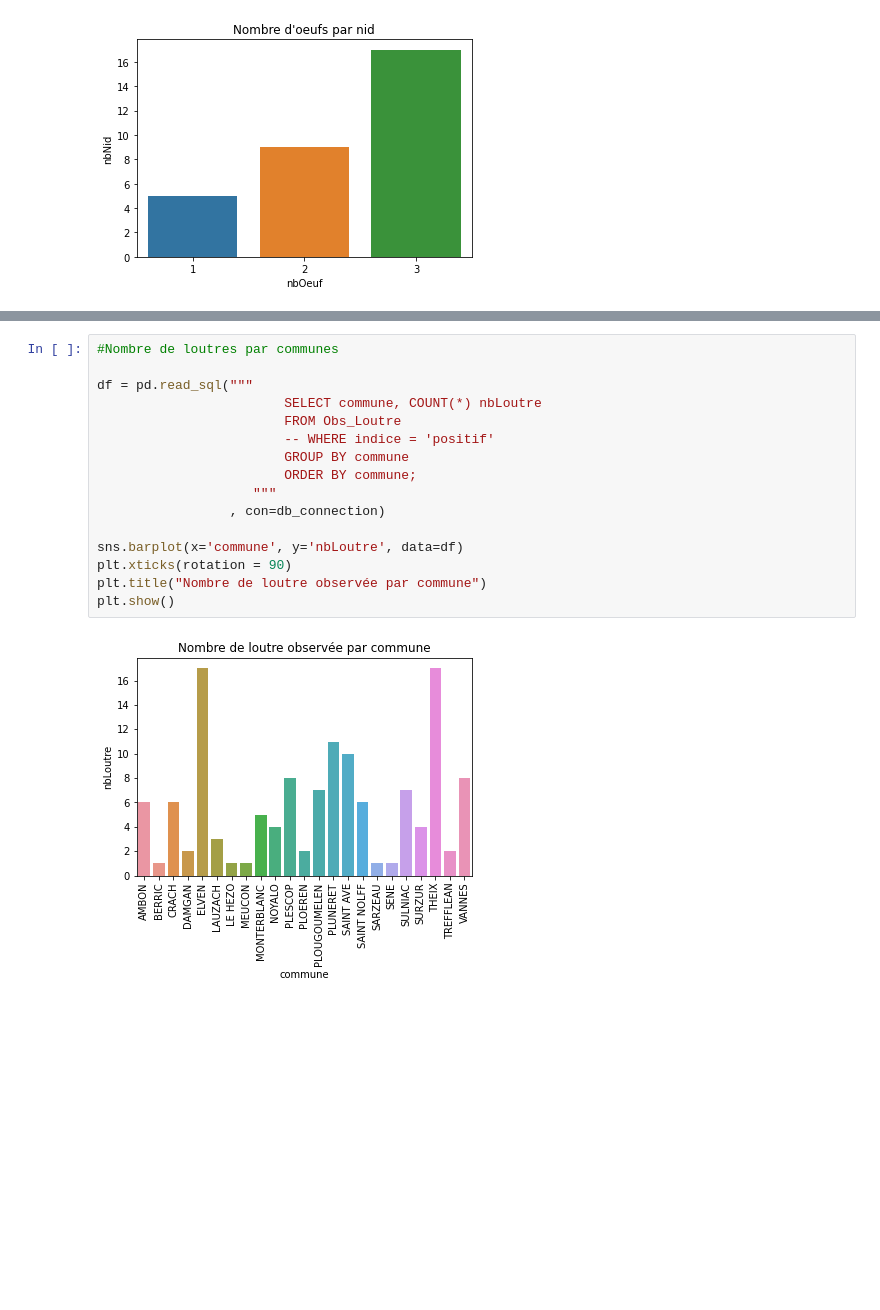
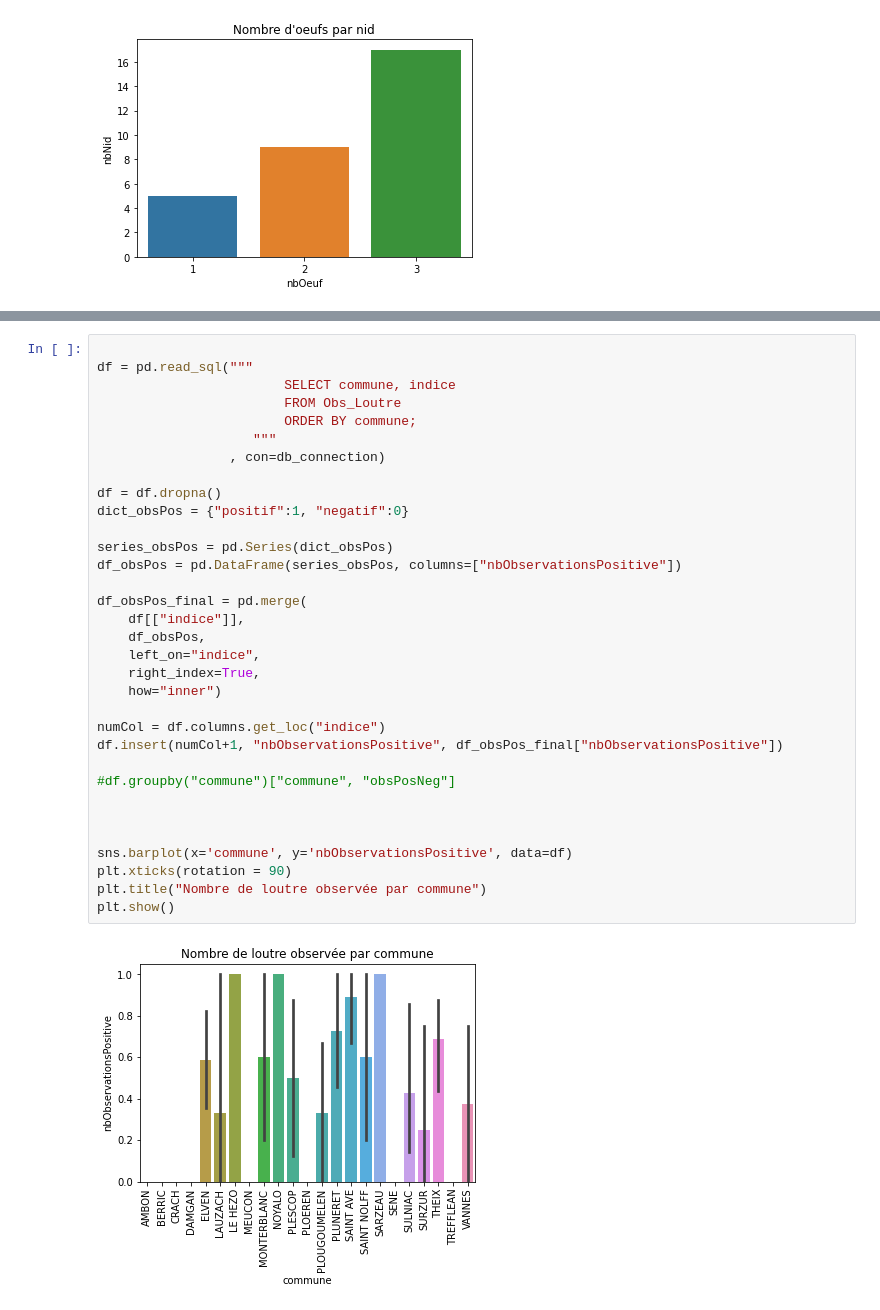
Before and after one commit to augustin-pasq/sae-pnr, a Jupyter notebook: Analyse/PNR_Analyse.ipynb, the cells around one changed output, grey strips where cells are left out. Drawn from its saved outputs; the diff is of its cells as text; blank space fills up the shorter version.

Commit message:
Ajout graphique nb loutre par commune

```diff
--- a/Analyse/PNR_Analyse.ipynb
+++ b/Analyse/PNR_Analyse.ipynb
@@ -256,18 +296,35 @@ print()
 # %%
-#Nombre de loutres par communes
 
 df = pd.read_sql("""
-                        SELECT commune, COUNT(*) nbLoutre
+                        SELECT commune, indice
                         FROM Obs_Loutre
-                        -- WHERE indice = 'positif'
-                        GROUP BY commune
                         ORDER BY commune;
                     """
                  , con=db_connection)
 
-sns.barplot(x='commune', y='nbLoutre', data=df)
+df = df.dropna()
+dict_obsPos = {"positif":1, "negatif":0}
+
+series_obsPos = pd.Series(dict_obsPos)
+df_obsPos = pd.DataFrame(series_obsPos, columns=["nbObservationsPositive"])
+
+df_obsPos_final = pd.merge(
+    df[["indice"]],
+    df_obsPos,
+    left_on="indice",
+    right_index=True,
+    how="inner")
+
+numCol = df.columns.get_loc("indice")
+df.insert(numCol+1, "nbObservationsPositive", df_obsPos_final["nbObservationsPositive"])
+
+#df.groupby("commune")["commune", "obsPosNeg"]
+
+
+
+sns.barplot(x='commune', y='nbObservationsPositive', data=df)
 plt.xticks(rotation = 90)
 plt.title("Nombre de loutre observée par commune")
 plt.show()
 # %% [output]
-[figure, old version]
+[figure, new version]
```
Also changed, not shown: parts of 6 cells of this notebook.
